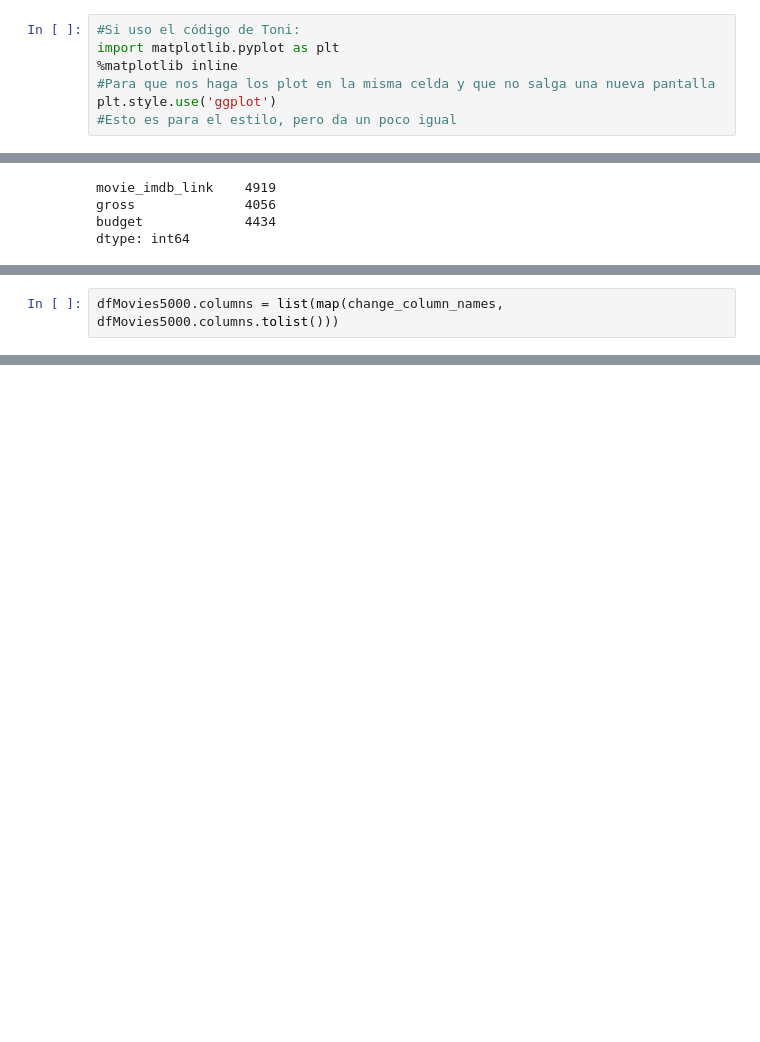
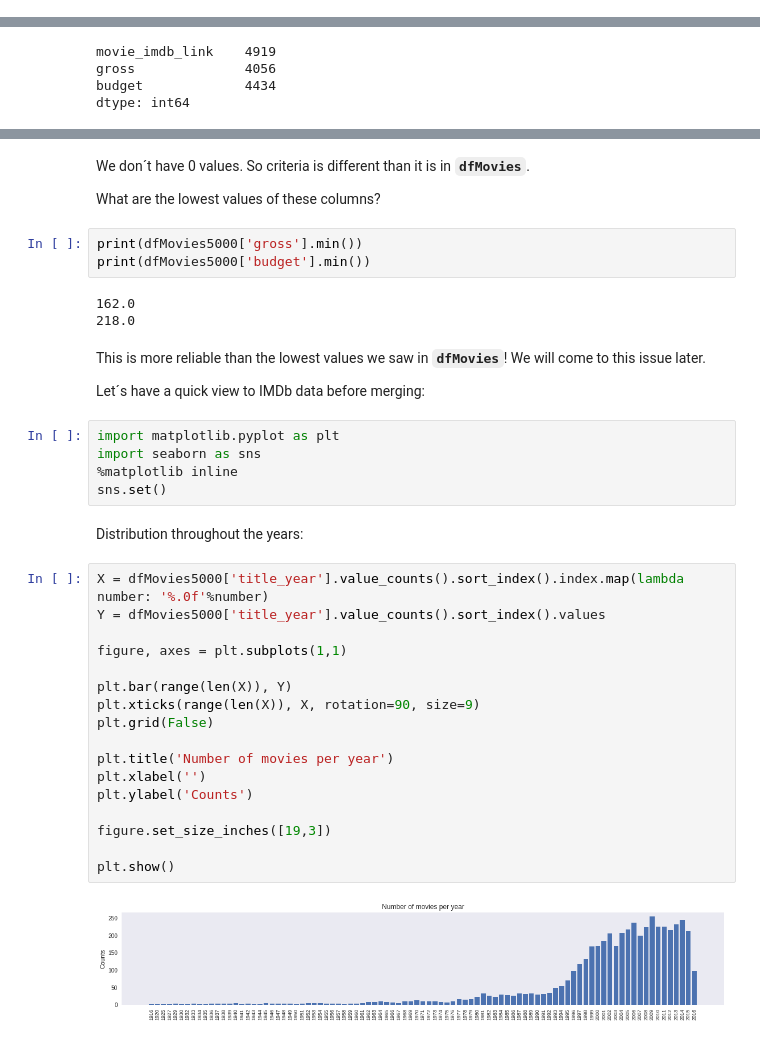
Before and after one commit to mandixbw/Cinema_KeysForSuccess, a Jupyter notebook: 04_Movies_First_Analysis.ipynb, the cells around one changed output, grey strips where cells are left out. Drawn from its saved outputs; the diff is of its cells as text; blank space fills up the shorter version.

```diff
--- a/04_Movies_First_Analysis.ipynb
+++ b/04_Movies_First_Analysis.ipynb
@@ -366,7 +173,0 @@ alt.Chart(dfMovies).mark_bar().encode(
-# %%
-#Si uso el código de Toni:
-import matplotlib.pyplot as plt
-%matplotlib inline
-#Para que nos haga los plot en la misma celda y que no salga una nueva pantalla
-plt.style.use('ggplot')
-#Esto es para el estilo, pero da un poco igual
@@ -891,2 +491,0 @@ def change_column_names(str):
-# %%
-dfMovies5000.columns = list(map(change_column_names, dfMovies5000.columns.tolist()))
@@ -907,0 +500,40 @@ dfMovies = dfMovies.merge(dfMovies5000[['imdb_id', 'imdb_revenue', 'imdb_budget'
+# %% [markdown]
+We don´t have 0 values. So criteria is different than it is in **`dfMovies`**.
+
+What are the lowest values of these columns?
+# %%
+print(dfMovies5000['gross'].min())
+print(dfMovies5000['budget'].min())
+# %% [output]
+162.0
+218.0
+# %% [markdown]
+This is more reliable than the lowest values we saw in **`dfMovies`**! We will come to this issue later.
+
+Let´s have a quick view to IMDb data before merging:
+# %%
+import matplotlib.pyplot as plt
+import seaborn as sns
+%matplotlib inline
+sns.set()
+# %% [markdown]
+Distribution throughout the years:
+# %%
+X = dfMovies5000['title_year'].value_counts().sort_index().index.map(lambda number: '%.0f'%number)
+Y = dfMovies5000['title_year'].value_counts().sort_index().values
+
+figure, axes = plt.subplots(1,1)
+
+plt.bar(range(len(X)), Y)
+plt.xticks(range(len(X)), X, rotation=90, size=9)
+plt.grid(False)
+
+plt.title('Number of movies per year')
+plt.xlabel('')
+plt.ylabel('Counts')
+
+figure.set_size_inches([19,3])
+
+plt.show()
+# %% [output]
+[figure, added]
```
Also changed, not shown: parts of 288 cells of this notebook, 3 other files.
